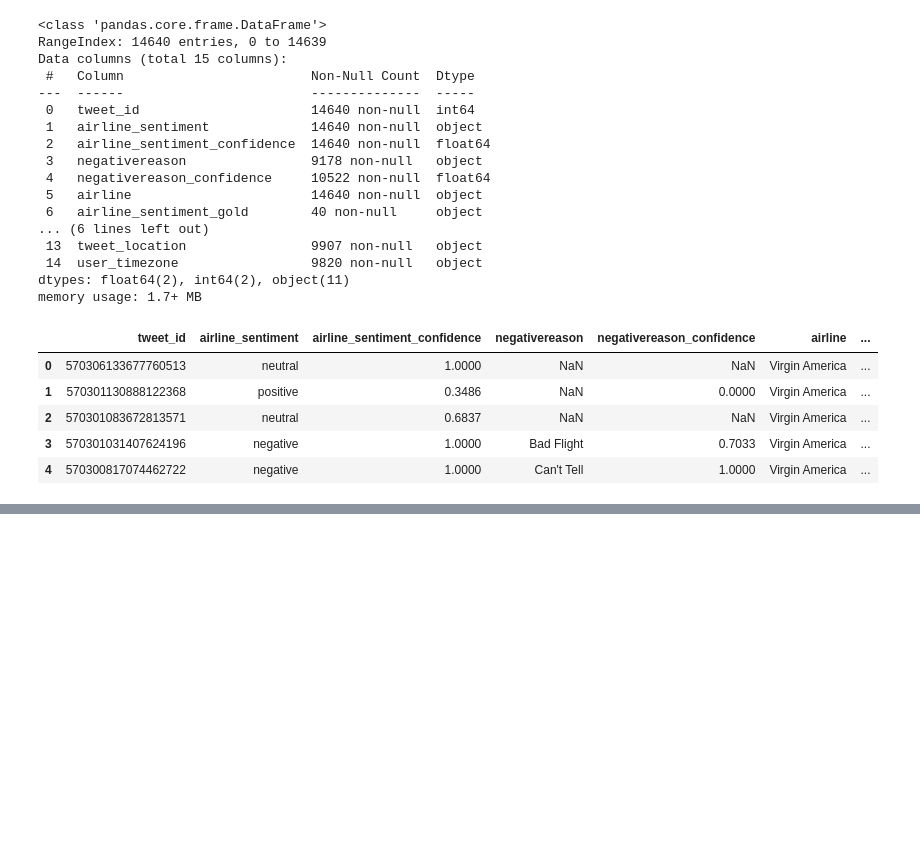
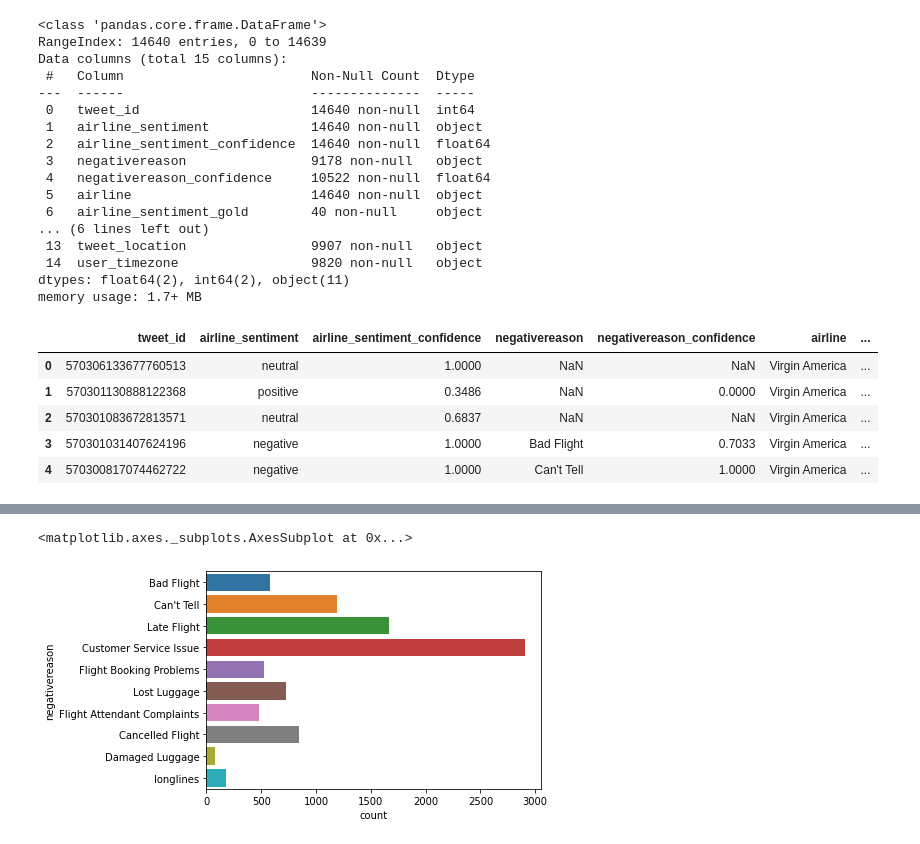
Before and after one commit to mo-amininasab/Twitter_US_Airline_Sentiment, a Jupyter notebook: Twitter_US_Airline_Sentiment.ipynb, the cells around one changed output, grey strips where cells are left out. Saved outputs shown, nothing was run; the diff lists cells and outputs as text; code cells hidden in the pictures; blank space fills up the shorter version.

```diff
--- a/Twitter_US_Airline_Sentiment.ipynb
+++ b/Twitter_US_Airline_Sentiment.ipynb
@@ -55,0 +86,5 @@ df.head()
+# %%
+sns.countplot(data=df, y='negativereason')
+# %% [output]
+<matplotlib.axes._subplots.AxesSubplot at 0x...>
+[figure, added]
```
Also changed, not shown: parts of 5 cells of this notebook.
